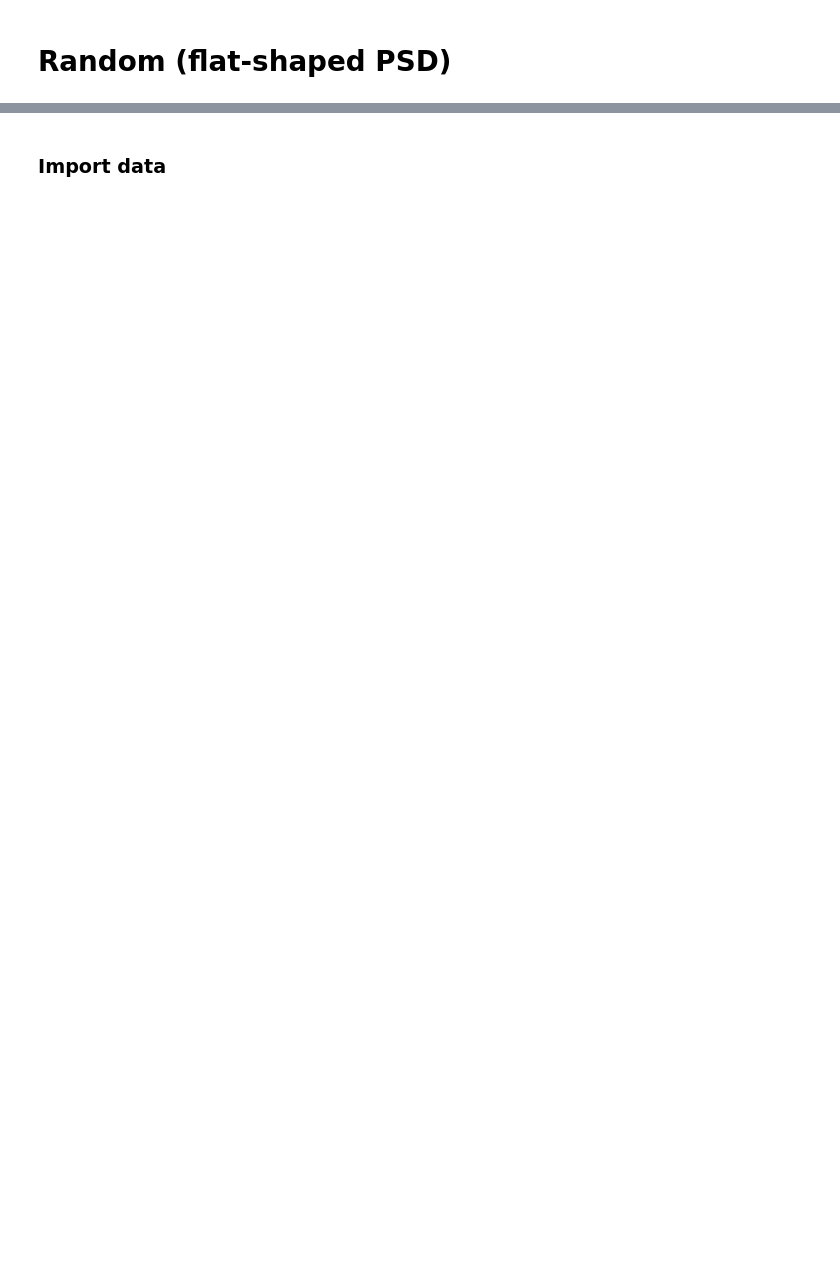
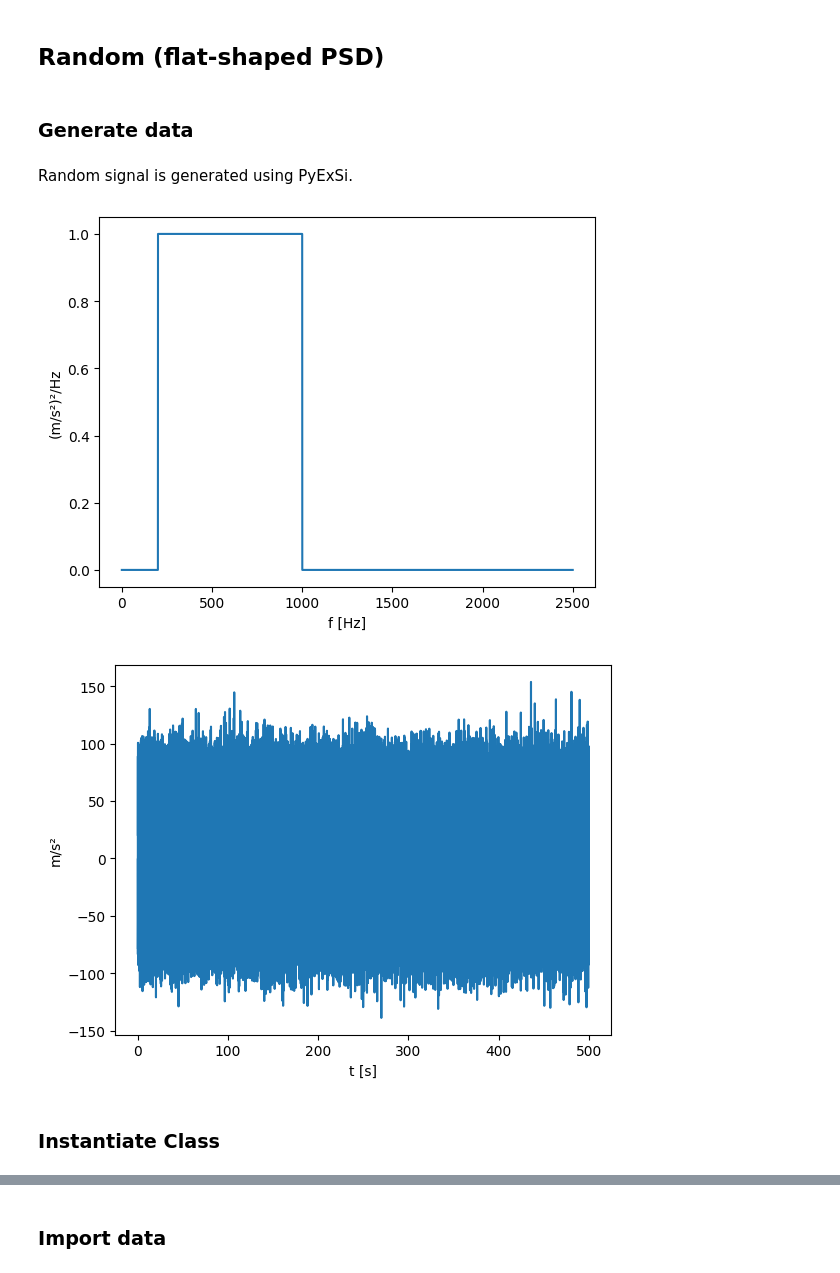
Before and after one commit to jasasonc/FatigueDS, a Jupyter notebook: Showcase Random.ipynb, the cells around one changed output, grey strips where cells are left out. Drawn from its saved outputs; the diff is of its cells as text; code cells hidden in the pictures; blank space fills up the shorter version.

```diff
--- a/Showcase Random.ipynb
+++ b/Showcase Random.ipynb
@@ -6,2 +23,39 @@ import pyExSi as es
 # %% [markdown]
-# Random (flat-shaped PSD)
+## Random (flat-shaped PSD)
+# %% [markdown]
+### Generate data
+# %% [markdown]
+Random signal is generated using PyExSi.
+# %%
+fs = 5000 # sampling frequency [Hz]
+
+
+time= 500
+
+N = int(time*fs) # number of data points of time signal
+t = np.arange(0,N)/fs # time vector
+
+# define frequency vector and one-sided flat-shaped PSD
+freq_flat = np.arange(0, fs/2, 1/time) # frequency vector
+freq_lower = 200 # PSD lower frequency limit  [Hz]
+freq_upper = 1000 # PSD upper frequency limit [Hz]
+PSD_flat = es.get_psd(freq_flat, freq_lower, freq_upper,variance=800) # one-sided flat-shaped PSD
+
+
+#get gaussian stationary signal
+gausian_signal = es.random_gaussian(N, PSD_flat, fs)
+# %%
+plt.plot(freq_flat, PSD_flat)
+plt.xlabel('f [Hz]')
+plt.ylabel('(m/s²)²/Hz')
+plt.show()
+
+plt.plot(t,gausian_signal)
+plt.xlabel('t [s]')
+plt.ylabel('m/s²')
+plt.show()
+# %% [output]
+[figure, added]
+[figure, added]
+# %% [markdown]
+### Instantiate Class
```
Also changed, not shown: parts of 73 cells of this notebook, 1 other file.
